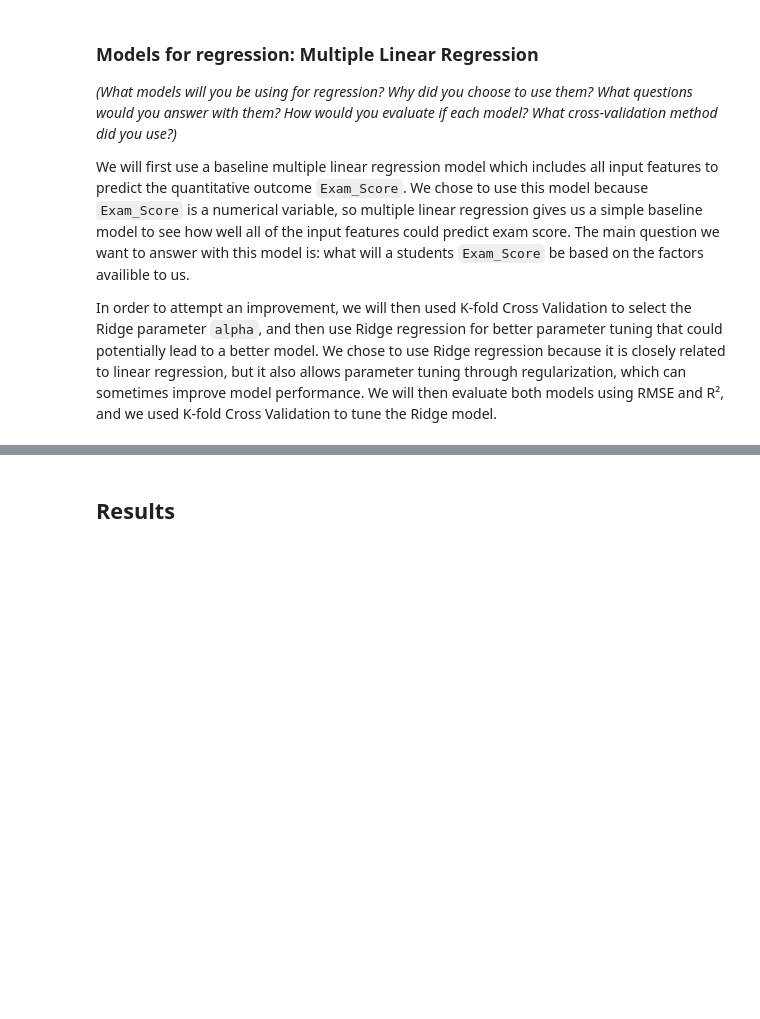
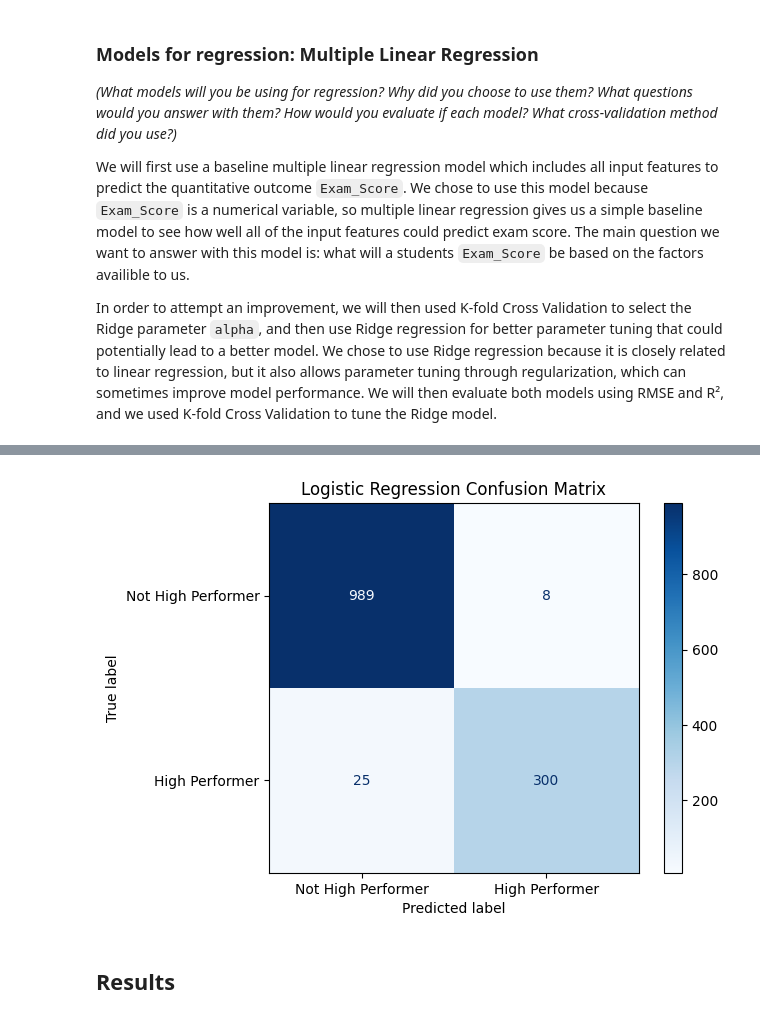
Before and after one commit to bansenj1/CMSE381-Final-Project, a Jupyter notebook: project.ipynb, the cells around one changed output, grey strips where cells are left out. Drawn from its saved outputs; the diff is of its cells as text; code cells hidden in the pictures; blank space fills up the shorter version.

Commit message:
3rd model: logistic regression

```diff
--- a/project.ipynb
+++ b/project.ipynb
@@ -292,0 +295,75 @@ _(What method did you use otherwise? Why did you choose to use them? What questi
+# %%
+from sklearn.linear_model import LogisticRegression
+from sklearn.model_selection import GridSearchCV, StratifiedKFold
+from sklearn.metrics import accuracy_score, confusion_matrix, classification_report, ConfusionMatrixDisplay
+import matplotlib.pyplot as plt
+from sklearn.preprocessing import OneHotEncoder, StandardScaler
+
+# binary target: high performer (Exam_Score >= 70) vs not
+df["High_Performer"] = (df["Exam_Score"] >= 70).astype(int)
+
+X_class = df.drop(columns=["Exam_Score", "High_Performer"])
+y_class = df["High_Performer"]
+
+numeric_features_class = X_class.select_dtypes(include=["int64", "float64"]).columns.tolist()
+categorical_features_class = X_class.select_dtypes(include=["object", "string"]).columns.tolist()
+
+numeric_transformer_class = Pipeline(steps=[
+    ("imputer", SimpleImputer(strategy="median")),
+    ("scaler", StandardScaler())
+])
+categorical_transformer_class = Pipeline(steps=[
+    ("imputer", SimpleImputer(strategy="most_frequent")),
+    ("onehot", OneHotEncoder(drop="first", handle_unknown="ignore"))
+])
+
+preprocessor_class = ColumnTransformer(
+    transformers=[
+        ("num", numeric_transformer_class, numeric_features_class),
+        ("cat", categorical_transformer_class, categorical_features_class)
+    ]
+)
+
+X_train_class, X_test_class, y_train_class, y_test_class = train_test_split(
+    X_class, y_class, test_size=0.2, random_state=381, stratify=y_class
+)
+
+# logistic regression with 5-fold CV to tune C
+log_model = Pipeline(steps=[
+    ("preprocessor", preprocessor_class),
+    ("model", LogisticRegression(max_iter=1000))
+])
+
+param_grid = {
+    "model__C": [0.01, 0.1, 1, 10, 100]
+}
+
+skf = StratifiedKFold(n_splits=5, shuffle=True, random_state=381)
+
+log_search = GridSearchCV(
+    log_model,
+    param_grid=param_grid,
+    cv=skf,
+    scoring="accuracy",
+    n_jobs=-1
+)
+
+log_search.fit(X_train_class, y_train_class)
+
+best_log_model = log_search.best_estimator_
+y_pred_class = best_log_model.predict(X_test_class)
+
+accuracy = accuracy_score(y_test_class, y_pred_class)
+
+print("Logistic Regression Results:")
+print(f"Best C: {log_search.best_params_['model__C']}")
+print(f"Accuracy: {accuracy:.3f}")
+print("\nClassification Report:")
+print(classification_report(y_test_class, y_pred_class, zero_division=0))
+
+cm = confusion_matrix(y_test_class, y_pred_class)
+disp = ConfusionMatrixDisplay(confusion_matrix=cm, display_labels=["Not High Performer", "High Performer"])
+disp.plot(cmap="Blues", values_format="d")
+plt.title("Logistic Regression Confusion Matrix")
+plt.show()
+# %% [output]
@@ -293,3 +383,4 @@ _(What method did you use otherwise? Why did you choose to use them? What questi
+[figure, added]
 # %% [markdown]
 ## Results
 # %% [markdown]
```
Also changed, not shown: parts of 11 cells of this notebook.
